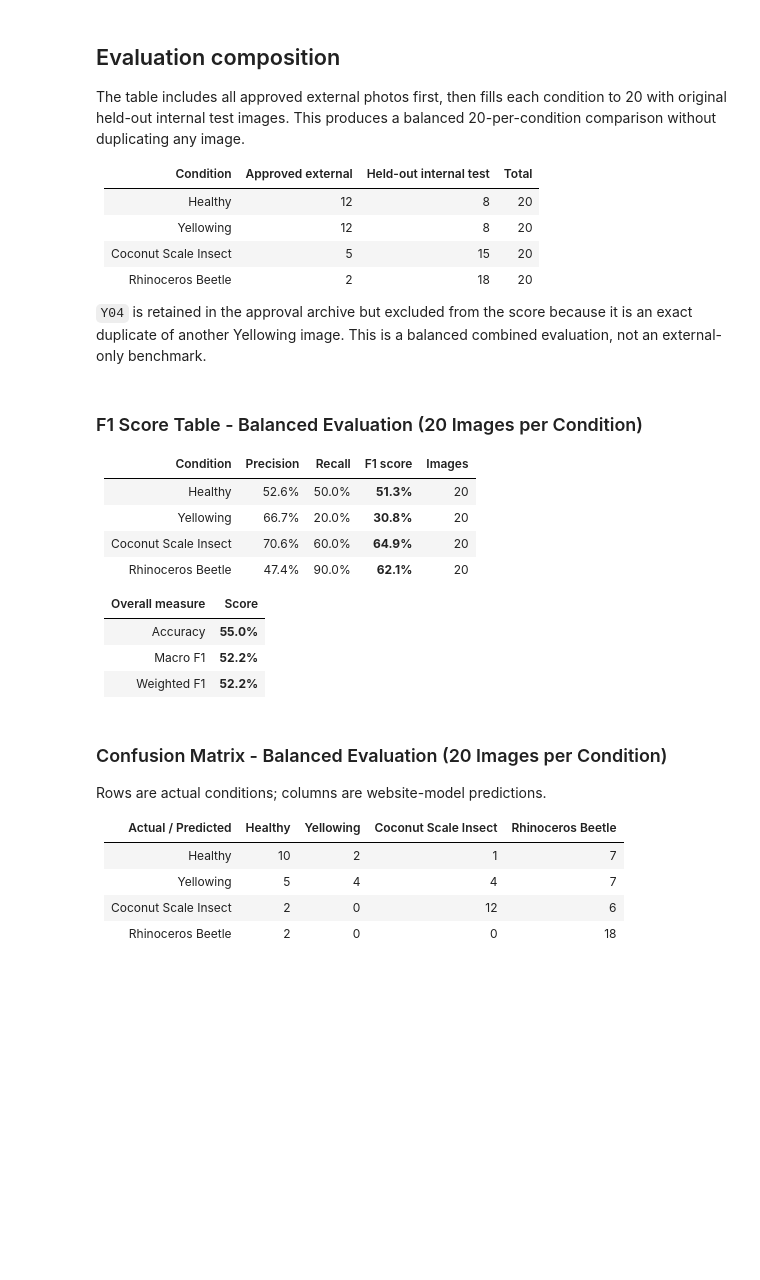
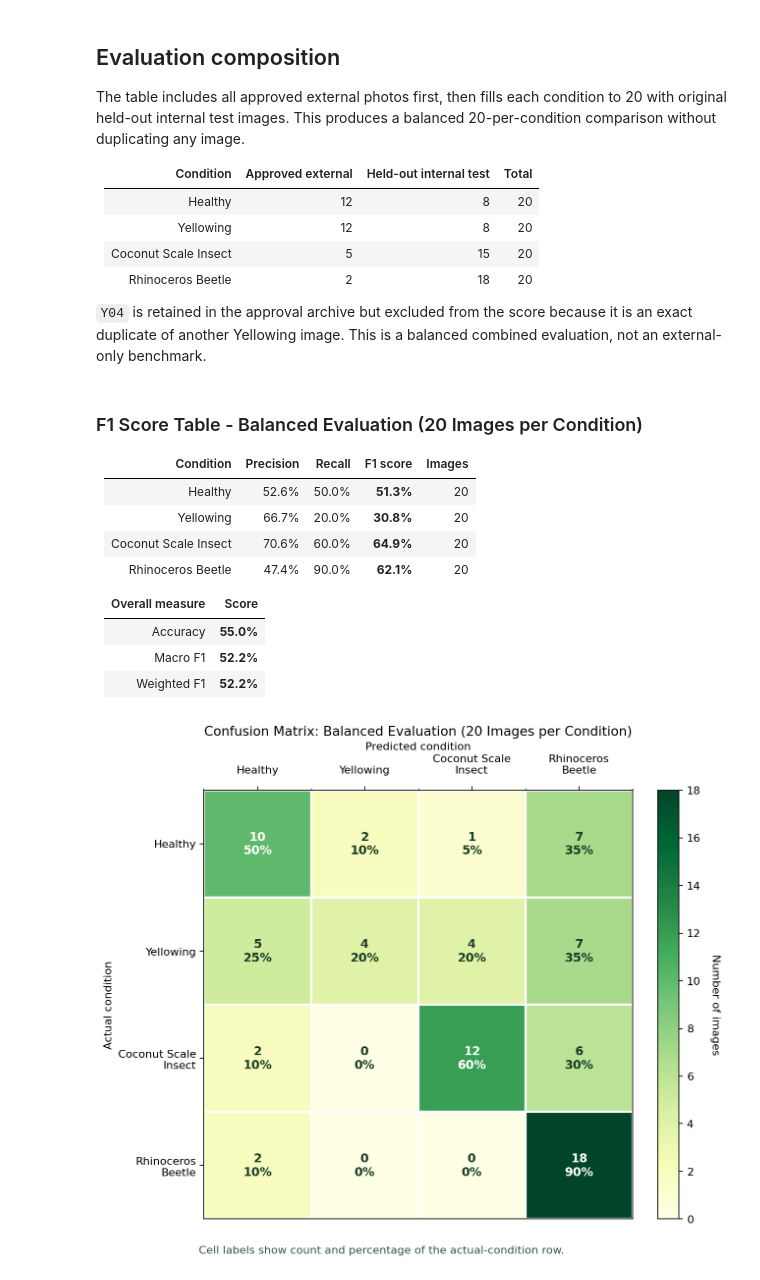
Before and after one commit to ryttsah/For_Thesis, a Jupyter notebook: Thesis AI Model/model-f1-matrices.ipynb, the cells around one changed output. Cells and saved outputs as stored; diff of their text form; code cells hidden in the pictures; blank space fills up the shorter version.

Commit message:
feat: add visual confusion matrix

```diff
--- a/Thesis AI Model/model-f1-matrices.ipynb
+++ b/Thesis AI Model/model-f1-matrices.ipynb
@@ -22,6 +22,8 @@ import json
 import sys
 from pathlib import Path
 
+import matplotlib.pyplot as plt
+import numpy as np
 from IPython.display import display, Markdown
 
 PROJECT_ROOT = next(p for p in [Path.cwd().resolve(), *Path.cwd().resolve().parents]
@@ -37,3 +39,4 @@ INTERNAL_TEST_DATASET_DIR = MODEL_DIR / 'notebook_dataset' / '4e327ceeeb11'
 TFLITE_PATH = OUTPUT_DIR / 'coconut_leaf_multilabel_cnn.tflite'
 LABEL_CONFIG_PATH = OUTPUT_DIR / 'label_config.json'
 TARGET_IMAGES_PER_CLASS = 20
+CONFUSION_MATRIX_PNG = OUTPUT_DIR / 'confusion_matrix_balanced_20_per_class.png'
@@ -144,40 +174,32 @@ balanced_report.update(
 (OUTPUT_DIR / 'evaluation_balanced_20_per_class.json').write_text(
     json.dumps(balanced_report, indent=2) + '\n', encoding='utf-8'
 )
 with (OUTPUT_DIR / 'per_class_metrics_balanced_20_per_class.csv').open('w', newline='', encoding='utf-8') as handle:
     writer = csv.DictWriter(handle, fieldnames=['class', 'precision', 'recall', 'f1', 'support'])
     writer.writeheader()
     writer.writerows({'class': name, **row} for name, row in balanced_report['per_class'].items())
 with (OUTPUT_DIR / 'confusion_matrix_balanced_20_per_class.csv').open('w', newline='', encoding='utf-8') as handle:
     writer = csv.writer(handle)
     writer.writerow(['actual / predicted', *CLASSES])
     writer.writerows([name, *row] for name, row in zip(CLASSES, balanced_report['confusion_matrix']))
 
 display_f1_score_table(balanced_report, 'Balanced 20 images per condition (TensorFlow Lite website runtime)')
-display_confusion_matrix(balanced_report, 'Balanced 20 images per condition')
+display_confusion_matrix(balanced_report, 'Balanced Evaluation (20 Images per Condition)')
 print('Composition:', json.dumps(balanced_report['composition_by_class'], indent=2))
 print('Saved:', OUTPUT_DIR / 'evaluation_balanced_20_per_class.json')
 # %% [output]
 ### F1 Score Table - Balanced Evaluation (20 Images per Condition)
 
 | Condition | Precision | Recall | F1 score | Images |
 | --- | ---: | ---: | ---: | ---: |
 | Healthy | 52.6% | 50.0% | **51.3%** | 20 |
 | Yellowing | 66.7% | 20.0% | **30.8%** | 20 |
 | Coconut Scale Insect | 70.6% | 60.0% | **64.9%** | 20 |
 | Rhinoceros Beetle | 47.4% | 90.0% | **62.1%** | 20 |
 
 | Overall measure | Score |
 | --- | ---: |
 | Accuracy | **55.0%** |
 | Macro F1 | **52.2%** |
 | Weighted F1 | **52.2%** |
-### Confusion Matrix - Balanced Evaluation (20 Images per Condition)
-Rows are actual conditions; columns are website-model predictions.
-
-| Actual / Predicted | Healthy | Yellowing | Coconut Scale Insect | Rhinoceros Beetle |
-| --- | ---: | ---: | ---: | ---: |
-| Healthy | 10 | 2 | 1 | 7 |
-| Yellowing | 5 | 4 | 4 | 7 |
-| Coconut Scale Insect | 2 | 0 | 12 | 6 |
-| Rhinoceros Beetle | 2 | 0 | 0 | 18 |
+[figure, added]
```
Also changed, not shown: parts of 2 cells of this notebook, 1 other file.
